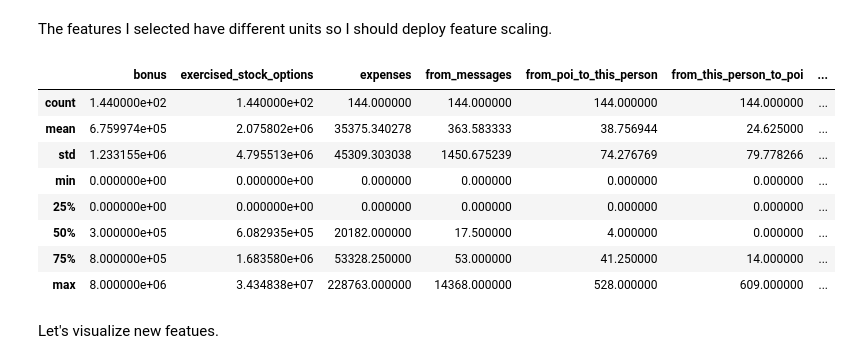
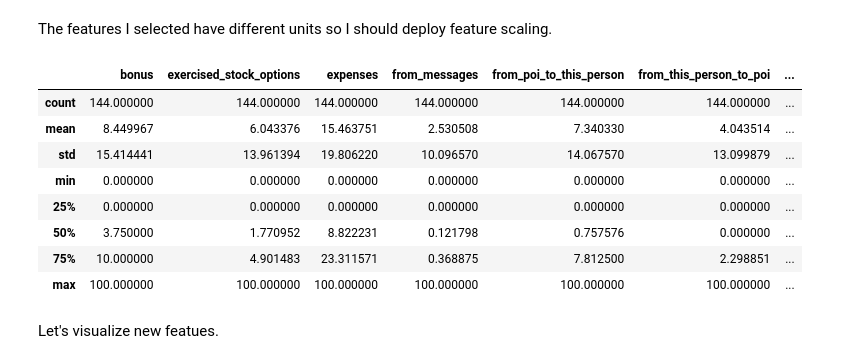
Before and after one commit to yinghsienwu/Enron_POI_Identifier, a Jupyter notebook: final_project/poi_id.ipynb, the cells around one changed output. Drawn from its saved outputs; the diff is of its cells as text; code cells hidden in the pictures.

```diff
--- a/final_project/poi_id.ipynb
+++ b/final_project/poi_id.ipynb
@@ -235,31 +235,33 @@ df_sub.describe()
 | max | 8.000000e+06 | 3.434838e+07 | 228763.000000 | 14368.000000 | 528.000000 | 609.000000 | ... |
 # %% [markdown]
 The features I selected have different units so I should deploy feature scaling.
+# %%
+#scaling
+min_max_scaler=sklearn.preprocessing.MinMaxScaler(feature_range=(0,100),copy=True)
+#df_scaled['fraction_to_poi']=df_scaled['fraction_to_poi'].fillna(0)
+df_subset=df_sub.replace(to_replace='NaN',value=0)
 # %%
-#scaling
-min_max_scaler=sklearn.preprocessing.MinMaxScaler(feature_range=(0,100),copy=True)
-
-for feature in list(df_sub.columns.values):
-    if feature !='salary':# or feature =='fraction_to_poi':
-        df_scaled[feature]=df_sub[feature]
+for feature in list(df_subset.columns.values):
+    if feature =='poi':# or feature =='fraction_to_poi':
+        df_scaled[feature]=df_subset[feature]
     #elif feature =='fraction_from_poi':
     #    df_scaled[feature]=df_sub[feature]
     else:
-        df_sub[feature]=df_sub[feature].astype(float) #change data formate from int64 to float64
-        df_scaled[feature]=min_max_scaler.fit_transform(df_sub[feature])
+        df_subset[feature]=df_subset[feature].astype(float) #change data formate from int64 to float64
+        df_scaled[feature]=min_max_scaler.fit_transform(df_subset[feature])
 
 
 df_scaled.describe()
 # %% [output]
 |  | bonus | exercised_stock_options | expenses | from_messages | from_poi_to_this_person | from_this_person_to_poi | ... |
-| count | 1.440000e+02 | 1.440000e+02 | 144.000000 | 144.000000 | 144.000000 | 144.000000 | ... |
-| mean | 6.759974e+05 | 2.075802e+06 | 35375.340278 | 363.583333 | 38.756944 | 24.625000 | ... |
-| std | 1.233155e+06 | 4.795513e+06 | 45309.303038 | 1450.675239 | 74.276769 | 79.778266 | ... |
-| min | 0.000000e+00 | 0.000000e+00 | 0.000000 | 0.000000 | 0.000000 | 0.000000 | ... |
-| 25% | 0.000000e+00 | 0.000000e+00 | 0.000000 | 0.000000 | 0.000000 | 0.000000 | ... |
-| 50% | 3.000000e+05 | 6.082935e+05 | 20182.000000 | 17.500000 | 4.000000 | 0.000000 | ... |
-| 75% | 8.000000e+05 | 1.683580e+06 | 53328.250000 | 53.000000 | 41.250000 | 14.000000 | ... |
-| max | 8.000000e+06 | 3.434838e+07 | 228763.000000 | 14368.000000 | 528.000000 | 609.000000 | ... |
+| count | 144.000000 | 144.000000 | 144.000000 | 144.000000 | 144.000000 | 144.000000 | ... |
+| mean | 8.449967 | 6.043376 | 15.463751 | 2.530508 | 7.340330 | 4.043514 | ... |
+| std | 15.414441 | 13.961394 | 19.806220 | 10.096570 | 14.067570 | 13.099879 | ... |
+| min | 0.000000 | 0.000000 | 0.000000 | 0.000000 | 0.000000 | 0.000000 | ... |
+| 25% | 0.000000 | 0.000000 | 0.000000 | 0.000000 | 0.000000 | 0.000000 | ... |
+| 50% | 3.750000 | 1.770952 | 8.822231 | 0.121798 | 0.757576 | 0.000000 | ... |
+| 75% | 10.000000 | 4.901483 | 23.311571 | 0.368875 | 7.812500 | 2.298851 | ... |
+| max | 100.000000 | 100.000000 | 100.000000 | 100.000000 | 100.000000 | 100.000000 | ... |
 # %% [markdown]
 Let's visualize new featues.
 # %%
```
Also changed, not shown: parts of 19 cells of this notebook.
